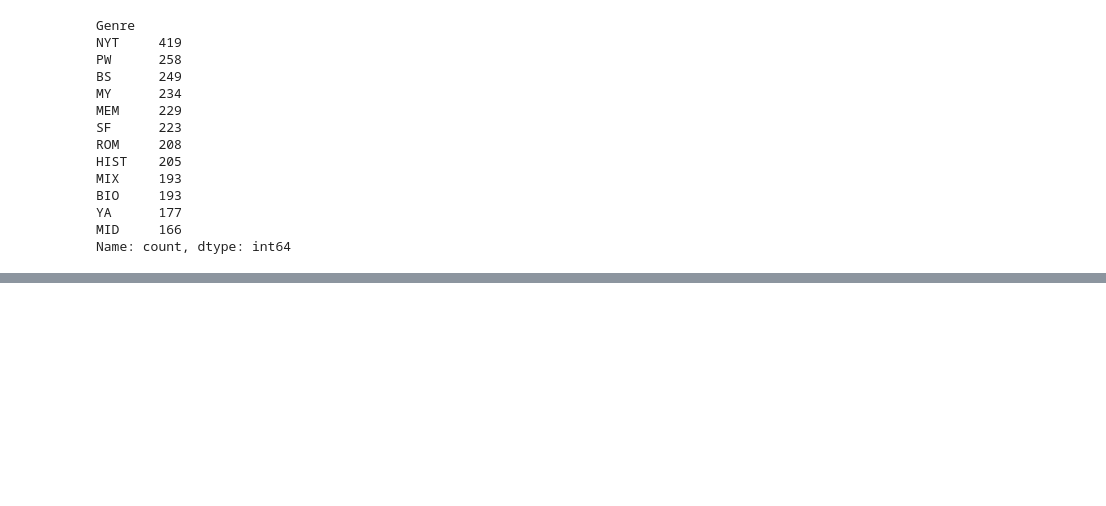
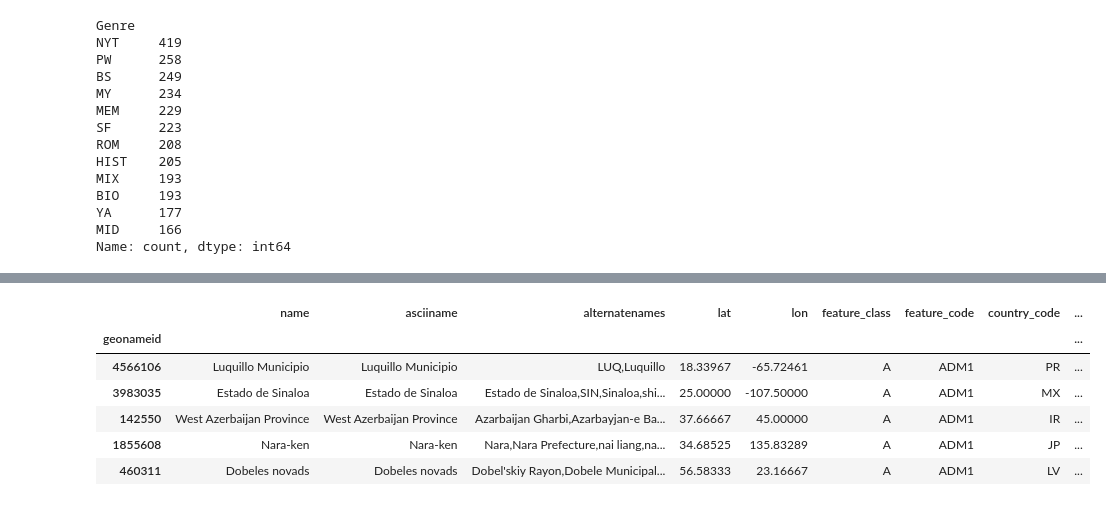
Before and after one commit to wilkens/mobility-books, a Jupyter notebook: notebooks/derived_data_MW.ipynb, the cells around one changed output, grey strips where cells are left out. Cells and saved outputs as stored; diff of their text form; code cells hidden in the pictures; blank space fills up the shorter version.

```diff
--- a/notebooks/derived_data_MW.ipynb
+++ b/notebooks/derived_data_MW.ipynb
@@ -220,0 +341,10 @@ Facet: Genre
+# %%
+gn.loc[gn.feature_code=='ADM1'].sample(5)
+# %% [output]
+|  | name | asciiname | alternatenames | lat | lon | feature_class | feature_code | country_code | ... |
+| geonameid |  |  |  |  |  |  |  |  | ... |
+| 4566106 | Luquillo Municipio | Luquillo Municipio | LUQ,Luquillo | 18.33967 | -65.72461 | A | ADM1 | PR | ... |
+| 3983035 | Estado de Sinaloa | Estado de Sinaloa | Estado de Sinaloa,SIN,Sinaloa,shi... | 25.00000 | -107.50000 | A | ADM1 | MX | ... |
+| 142550 | West Azerbaijan Province | West Azerbaijan Province | Azarbaijan Gharbi,Azarbayjan-e Ba... | 37.66667 | 45.00000 | A | ADM1 | IR | ... |
+| 1855608 | Nara-ken | Nara-ken | Nara,Nara Prefecture,nai liang,na... | 34.68525 | 135.83289 | A | ADM1 | JP | ... |
+| 460311 | Dobeles novads | Dobeles novads | Dobel'skiy Rayon,Dobele Municipal... | 56.58333 | 23.16667 | A | ADM1 | LV | ... |
```
Also changed, not shown: parts of 21 cells of this notebook, 7 other files.
